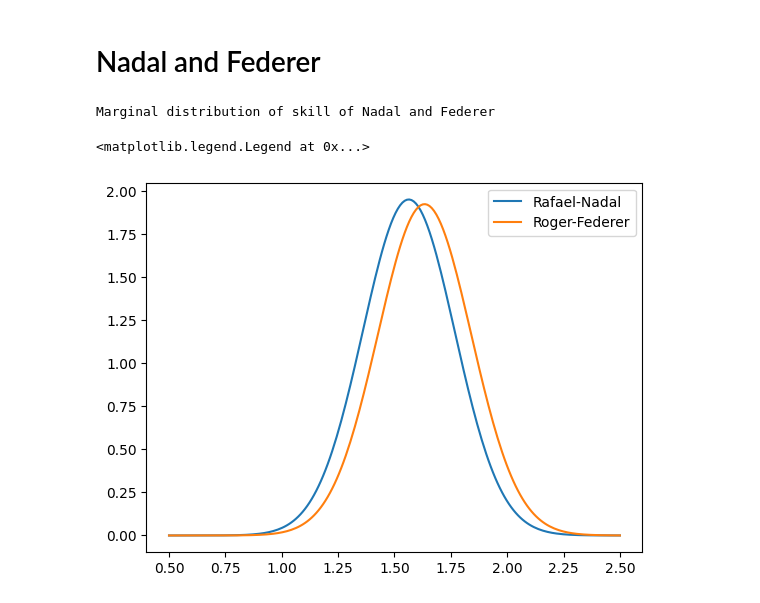
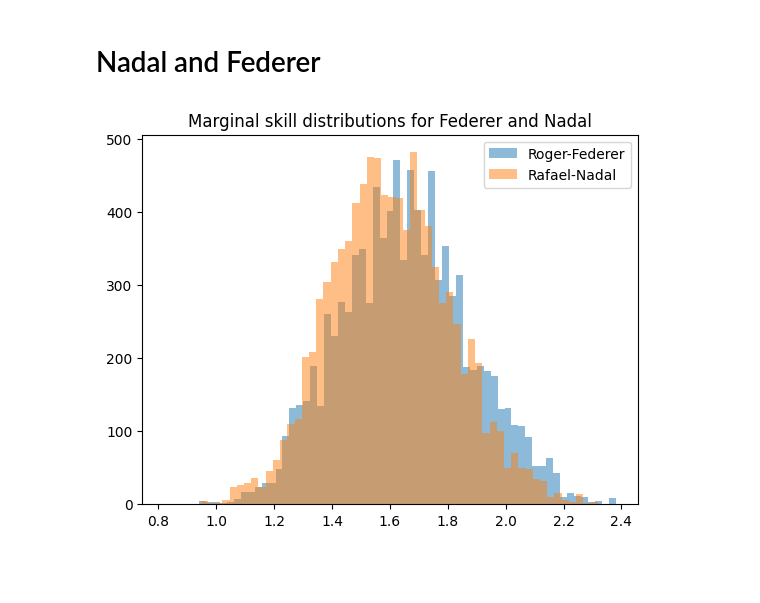
Before and after one commit to KaedeZzz/4F13-CW2, a Jupyter notebook: coursework2.ipynb, the cells around one changed output. Saved outputs shown, nothing was run; the diff lists cells and outputs as text; code cells hidden in the pictures; blank space fills up the shorter version.

Commit message:
Federer and Nadal comparison

```diff
--- a/coursework2.ipynb
+++ b/coursework2.ipynb
@@ -202,17 +202,15 @@ Rafael-Nadal         0.053         0.401          -          0.773
 Andy-Murray         0.005         0.144         0.227          -
 # %% [markdown]
 # Nadal and Federer
-# %%
-federer_idx = top4_ind[1]
-nadal_idx = top4_ind[2]
-print("Marginal distribution of skill of Nadal and Federer")
-x = np.linspace(0.5, 2.5, 200)
-b_nadal = norm.pdf(x, loc=ep_mean[nadal_idx], scale=np.sqrt(ep_var[nadal_idx]))
-b_federer = norm.pdf(x, loc=ep_mean[federer_idx], scale=np.sqrt(ep_var[federer_idx]))
-plt.plot(x, b_nadal)
-plt.plot(x, b_federer)
-plt.legend([W[nadal_idx][0], W[federer_idx][0]])
-# %% [output]
-Marginal distribution of skill of Nadal and Federer
-<matplotlib.legend.Legend at 0x...>
-[figure, removed]
+# %%
+federer = top4_ind[1]
+nadal = top4_ind[2]
+samples = skill_samples[:, burn_in:]
+# %%
+plt.hist(samples[federer, :], bins=60, alpha=0.5)
+plt.hist(samples[nadal, :], bins=60, alpha=0.5)
+plt.title('Marginal skill distributions for Federer and Nadal')
+plt.legend(W[[federer, nadal],0])
+plt.show()
+# %% [output]
+[figure, added]
```
Also changed, not shown: parts of 4 cells of this notebook.
